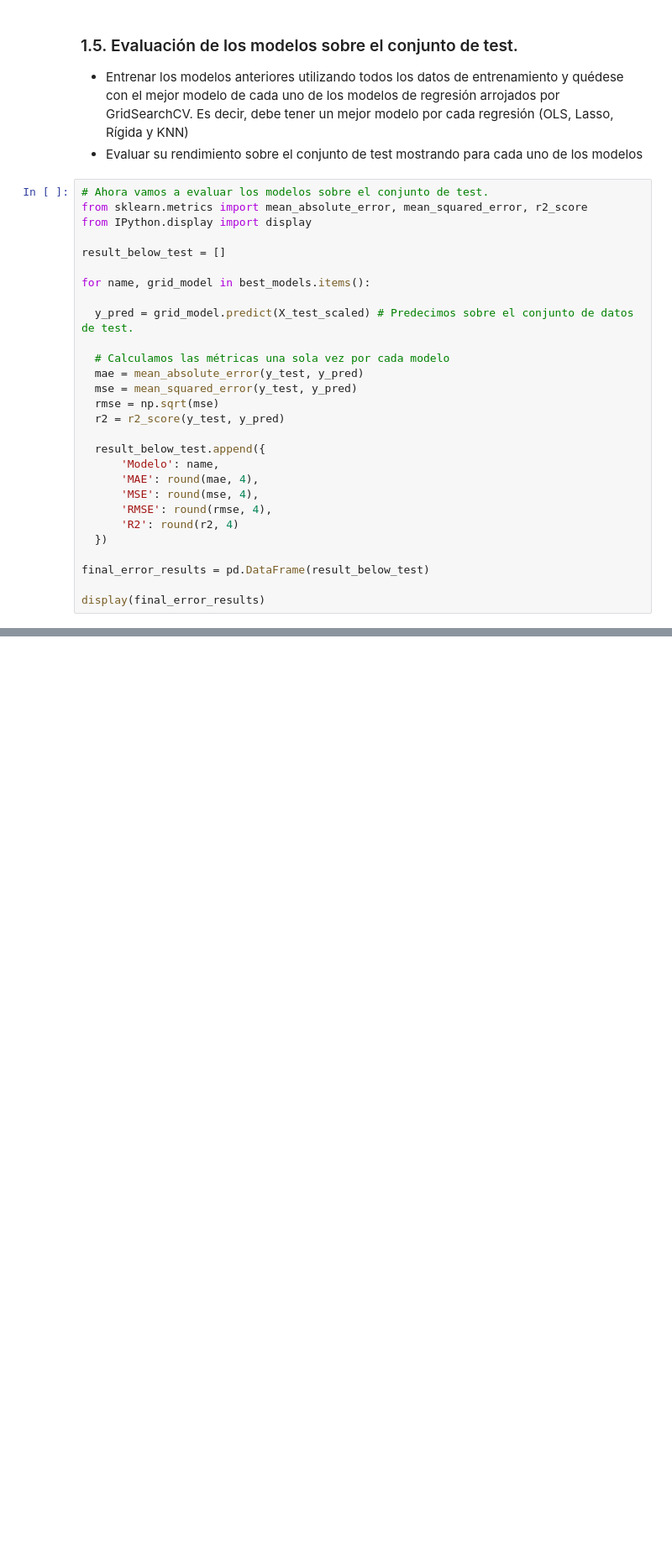
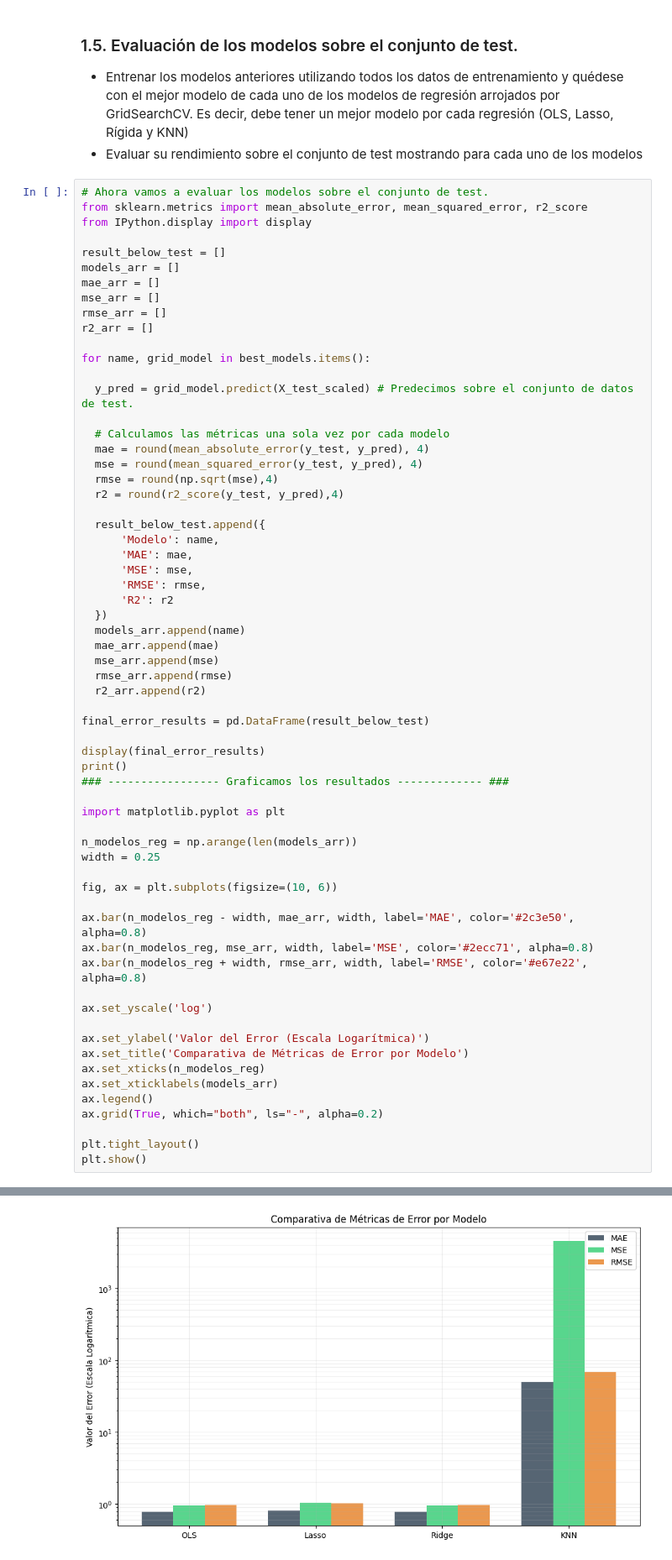
Before and after one commit to danielcorrea96/AprendizajeSupervisado, a Jupyter notebook: Script_C1_Daniel_Correa_Angarita.ipynb, the cells around one changed output, grey strips where cells are left out. Shown at 84% size. Cells and saved outputs as stored; diff of their text form; blank space fills up the shorter version.

```diff
--- a/Script_C1_Daniel_Correa_Angarita.ipynb
+++ b/Script_C1_Daniel_Correa_Angarita.ipynb
@@ -183,37 +183,73 @@ Mejores parámetros: {'metric': 'cosine', 'n_neighbors': np.int64(14), 'weights'
 # %%
 # Ahora vamos a evaluar los modelos sobre el conjunto de test.
 from sklearn.metrics import mean_absolute_error, mean_squared_error, r2_score
 from IPython.display import display
 
 result_below_test = []
+models_arr = []
+mae_arr = []
+mse_arr = []
+rmse_arr = []
+r2_arr = []
 
 for name, grid_model in best_models.items():
 
   y_pred = grid_model.predict(X_test_scaled) # Predecimos sobre el conjunto de datos de test.
 
   # Calculamos las métricas una sola vez por cada modelo
-  mae = mean_absolute_error(y_test, y_pred)
-  mse = mean_squared_error(y_test, y_pred)
-  rmse = np.sqrt(mse)
-  r2 = r2_score(y_test, y_pred)
+  mae = round(mean_absolute_error(y_test, y_pred), 4)
+  mse = round(mean_squared_error(y_test, y_pred), 4)
+  rmse = round(np.sqrt(mse),4)
+  r2 = round(r2_score(y_test, y_pred),4)
 
   result_below_test.append({
       'Modelo': name,
-      'MAE': round(mae, 4),
-      'MSE': round(mse, 4),
-      'RMSE': round(rmse, 4),
-      'R2': round(r2, 4)
+      'MAE': mae,
+      'MSE': mse,
+      'RMSE': rmse,
+      'R2': r2
   })
+  models_arr.append(name)
+  mae_arr.append(mae)
+  mse_arr.append(mse)
+  rmse_arr.append(rmse)
+  r2_arr.append(r2)
 
 final_error_results = pd.DataFrame(result_below_test)
 
 display(final_error_results)
+print()
+### ----------------- Graficamos los resultados ------------- ###
+
+import matplotlib.pyplot as plt
+
+n_modelos_reg = np.arange(len(models_arr))
+width = 0.25
+
+fig, ax = plt.subplots(figsize=(10, 6))
+
+ax.bar(n_modelos_reg - width, mae_arr, width, label='MAE', color='#2c3e50', alpha=0.8)
+ax.bar(n_modelos_reg, mse_arr, width, label='MSE', color='#2ecc71', alpha=0.8)
+ax.bar(n_modelos_reg + width, rmse_arr, width, label='RMSE', color='#e67e22', alpha=0.8)
+
+ax.set_yscale('log')
+
+ax.set_ylabel('Valor del Error (Escala Logarítmica)')
+ax.set_title('Comparativa de Métricas de Error por Modelo')
+ax.set_xticks(n_modelos_reg)
+ax.set_xticklabels(models_arr)
+ax.legend()
+ax.grid(True, which="both", ls="-", alpha=0.2)
+
+plt.tight_layout()
+plt.show()
 # %% [output]
 |  | Modelo | MAE | MSE | RMSE | R2 |
 | 0 | OLS | 0.7731 | 0.9534 | 0.9764 | 1.000 |
 | 1 | Lasso | 0.8031 | 1.0349 | 1.0173 | 1.000 |
 | 2 | Ridge | 0.7727 | 0.9524 | 0.9759 | 1.000 |
 | 3 | KNN | 50.0401 | 4579.8916 | 67.6749 | 0.872 |
+[figure, added]
 # %% [markdown]
 ### 1.6. Interpretación de resultados.
 * Justifica cuál de los modelos utilizarías para ponerlo en producción
```
Also changed, not shown: parts of 4 cells of this notebook.
